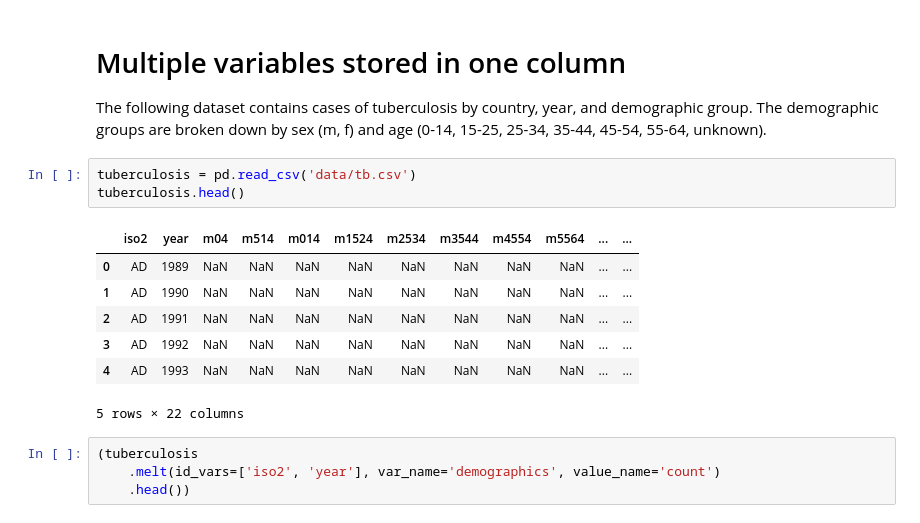
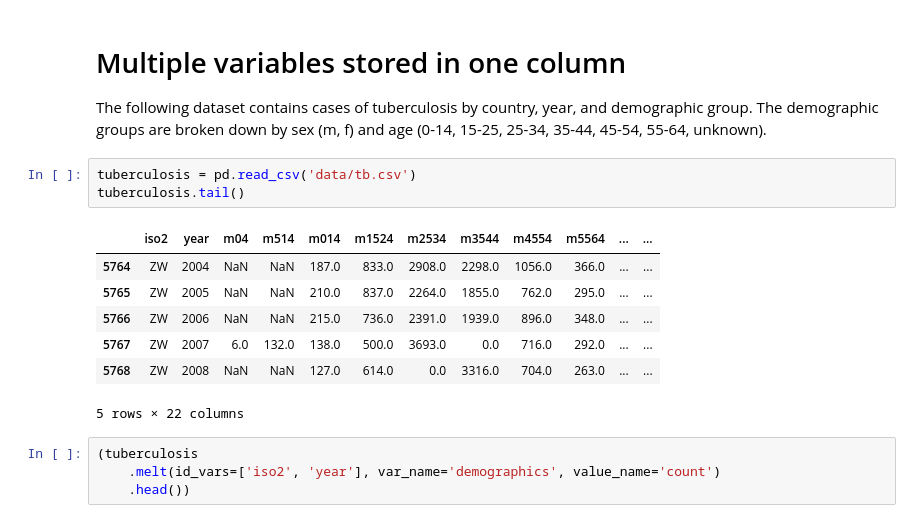
Before and after one commit to scientificprogrammingUOS/lectures, a Jupyter notebook: week07-Cleaning_Data_with_Pandas/lecture.ipynb, the cells around one changed output. Saved outputs shown, nothing was run; the diff lists cells and outputs as text.

```diff
--- a/week07-Cleaning_Data_with_Pandas/lecture.ipynb
+++ b/week07-Cleaning_Data_with_Pandas/lecture.ipynb
@@ -484,14 +496,14 @@ mean_hp_per_generation_and_type
 The following dataset contains cases of tuberculosis by country, year, and demographic group. The demographic groups are broken down by sex (m, f) and age (0-14, 15-25, 25-34, 35-44, 45-54, 55-64, unknown).
 # %%
 tuberculosis = pd.read_csv('data/tb.csv')
-tuberculosis.head()
+tuberculosis.tail()
 # %% [output]
 |  | iso2 | year | m04 | m514 | m014 | m1524 | m2534 | m3544 | m4554 | m5564 | ... | ... |
-| 0 | AD | 1989 | NaN | NaN | NaN | NaN | NaN | NaN | NaN | NaN | ... | ... |
-| 1 | AD | 1990 | NaN | NaN | NaN | NaN | NaN | NaN | NaN | NaN | ... | ... |
-| 2 | AD | 1991 | NaN | NaN | NaN | NaN | NaN | NaN | NaN | NaN | ... | ... |
-| 3 | AD | 1992 | NaN | NaN | NaN | NaN | NaN | NaN | NaN | NaN | ... | ... |
-| 4 | AD | 1993 | NaN | NaN | NaN | NaN | NaN | NaN | NaN | NaN | ... | ... |
+| 5764 | ZW | 2004 | NaN | NaN | 187.0 | 833.0 | 2908.0 | 2298.0 | 1056.0 | 366.0 | ... | ... |
+| 5765 | ZW | 2005 | NaN | NaN | 210.0 | 837.0 | 2264.0 | 1855.0 | 762.0 | 295.0 | ... | ... |
+| 5766 | ZW | 2006 | NaN | NaN | 215.0 | 736.0 | 2391.0 | 1939.0 | 896.0 | 348.0 | ... | ... |
+| 5767 | ZW | 2007 | 6.0 | 132.0 | 138.0 | 500.0 | 3693.0 | 0.0 | 716.0 | 292.0 | ... | ... |
+| 5768 | ZW | 2008 | NaN | NaN | 127.0 | 614.0 | 0.0 | 3316.0 | 704.0 | 263.0 | ... | ... |
 5 rows × 22 columns
 # %%
 (tuberculosis
```
Also changed, not shown: parts of 20 cells of this notebook, 4 other files.
